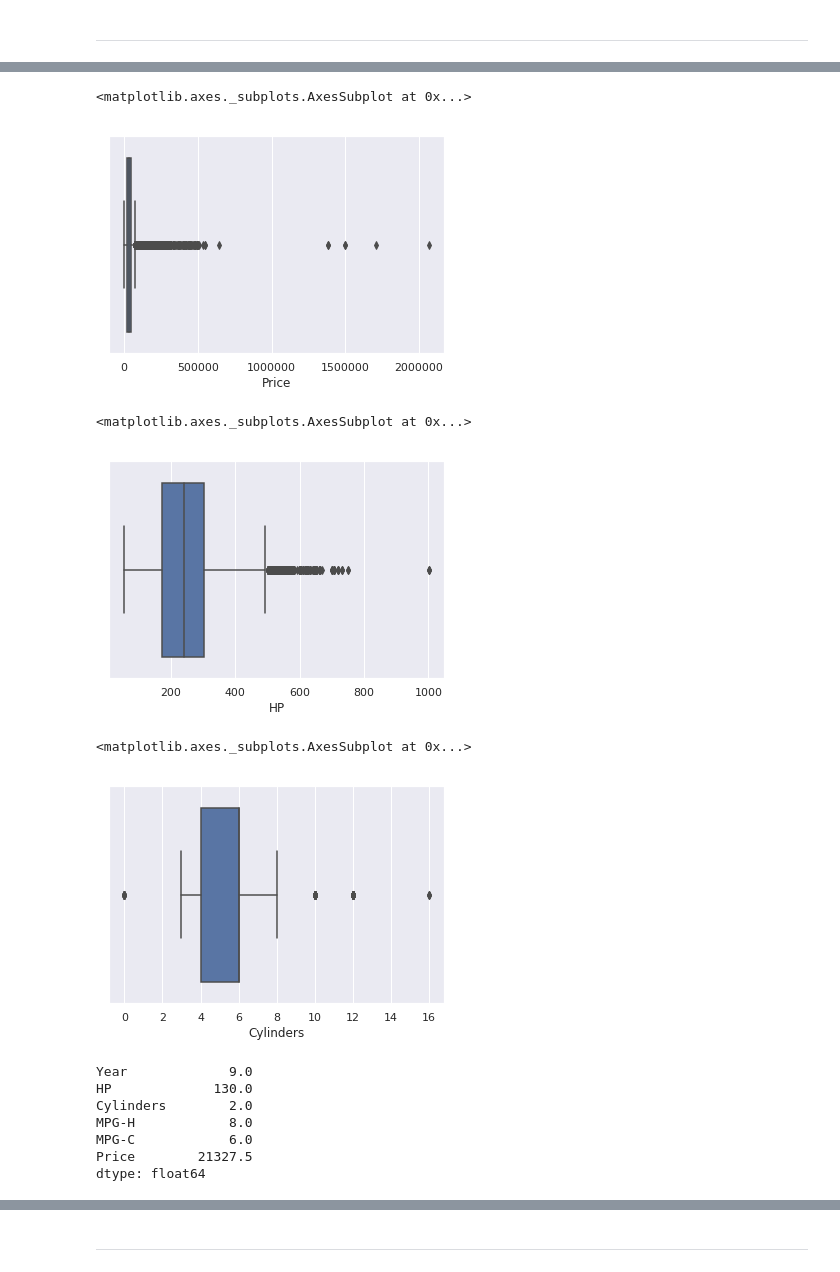
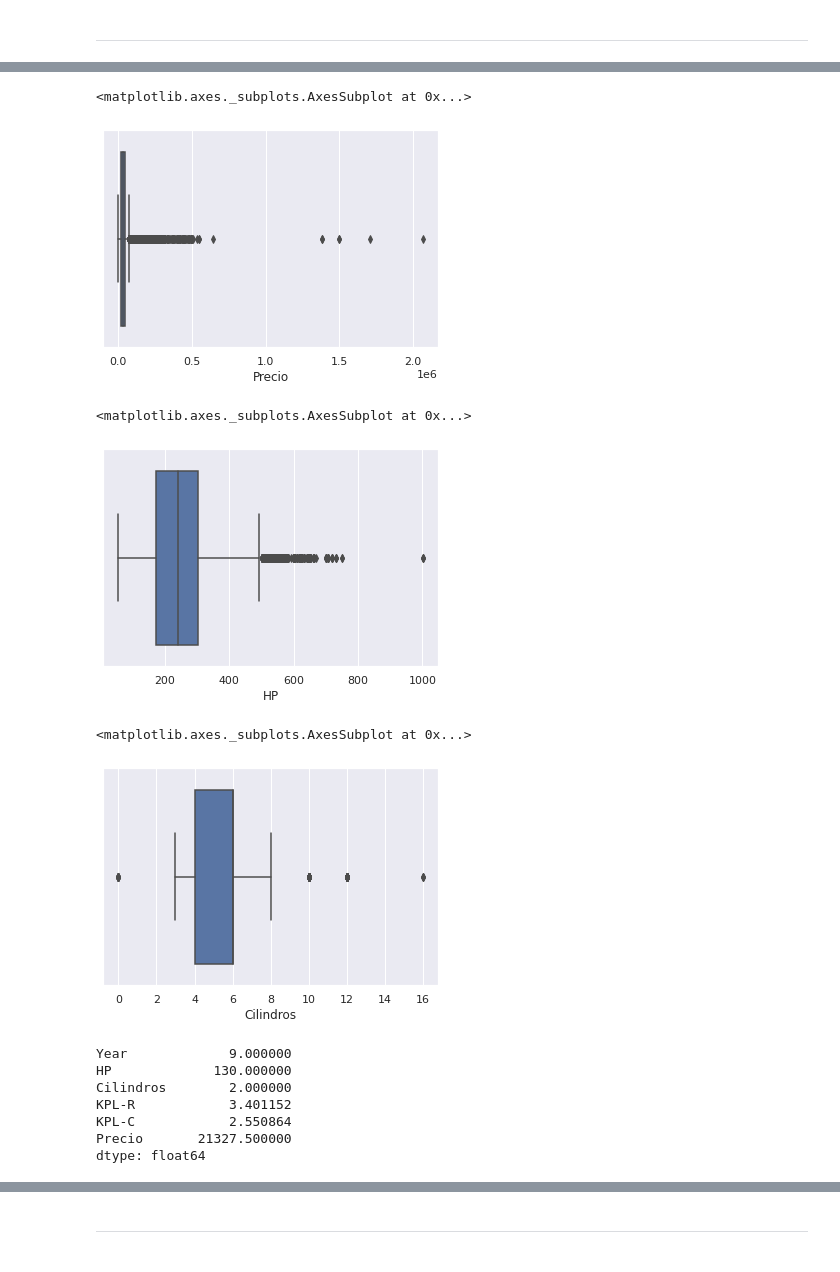
Before and after one commit to lecovi/dataschool-py3, a Jupyter notebook: analisis_exploratorio.ipynb, the cells around one changed output, grey strips where cells are left out. Drawn from its saved outputs; the diff is of its cells as text; code cells hidden in the pictures.

```diff
--- a/analisis_exploratorio.ipynb
+++ b/analisis_exploratorio.ipynb
@@ -272,0 +290,2 @@ An outlier is a point or set of points that are different from other points. Som
+# %%
+df["MPG-H"] = df["MPG-H"] * 0.425144
@@ -272,0 +309,3 @@ An outlier is a point or set of points that are different from other points. Som
+# %%
+df["MPG-C"] = df["MPG-C"] * 0.425144
+df["MPG-C"]
@@ -272,0 +327,3 @@ An outlier is a point or set of points that are different from other points. Som
+# %%
+df = df.rename(columns={"MPG-H": "KPL-R", "MPG-C": "KPL-C"})
+df.head(5)
@@ -273,28 +347,28 @@ An outlier is a point or set of points that are different from other points. Som
 # %%
-sns.boxplot(x=df['Price'])
+sns.boxplot(x=df['Precio'])
 # %% [output]
 <matplotlib.axes._subplots.AxesSubplot at 0x...>
-[figure, old version]
+[figure, new version]
 # %%
 sns.boxplot(x=df['HP'])
 # %% [output]
 <matplotlib.axes._subplots.AxesSubplot at 0x...>
-[figure, old version]
+[figure, new version]
 # %%
-sns.boxplot(x=df['Cylinders'])
+sns.boxplot(x=df['Cilindros'])
 # %% [output]
 <matplotlib.axes._subplots.AxesSubplot at 0x...>
-[figure, old version]
+[figure, new version]
 # %%
 Q1 = df.quantile(0.25)
 Q3 = df.quantile(0.75)
 IQR = Q3 - Q1
-print(IQR)
+IQR
 # %% [output]
-Year             9.0
-HP             130.0
-Cylinders        2.0
-MPG-H            8.0
-MPG-C            6.0
-Price        21327.5
+Year             9.000000
+HP             130.000000
+Cilindros        2.000000
+KPL-R            3.401152
+KPL-C            2.550864
+Precio       21327.500000
 dtype: float64
```
Also changed, not shown: parts of 30 cells of this notebook.
